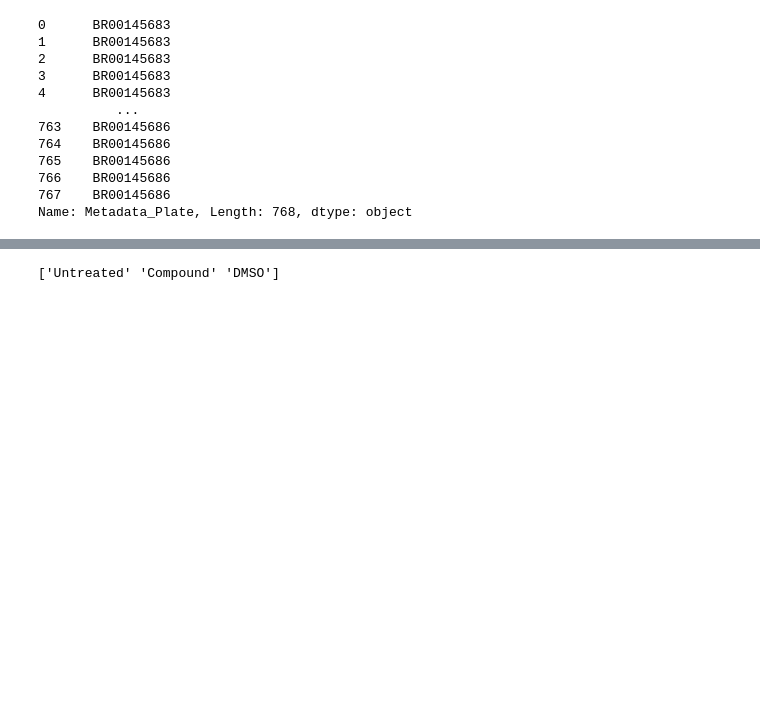
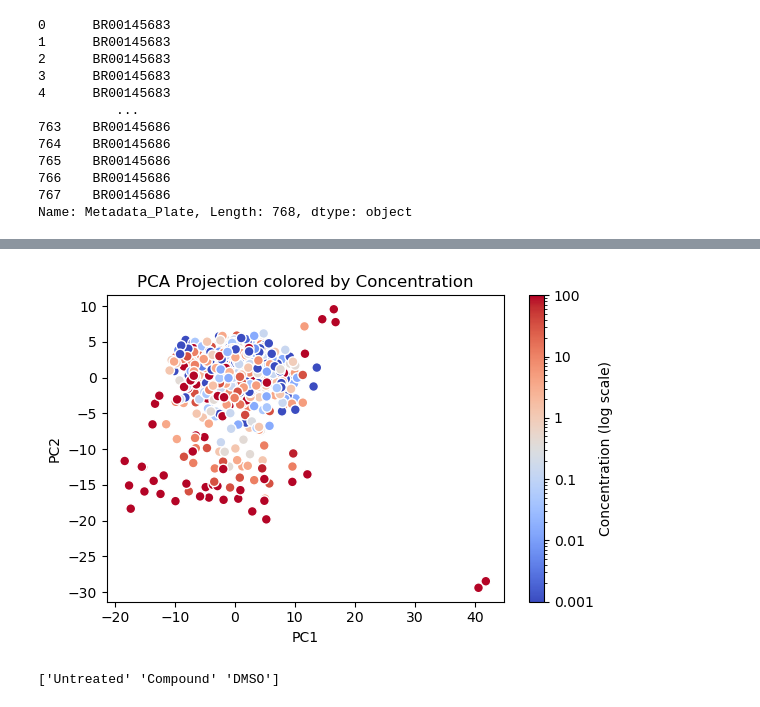
Before and after one commit to broadinstitute/2025_Grigoryan_Proteomics, a Jupyter notebook: 00.exploratory_analysis/02_first_analysis.ipynb, the cells around one changed output, grey strips where cells are left out. Cells and saved outputs as stored; diff of their text form; code cells hidden in the pictures; blank space fills up the shorter version.

```diff
--- a/00.exploratory_analysis/02_first_analysis.ipynb
+++ b/00.exploratory_analysis/02_first_analysis.ipynb
@@ -161,3 +162,35 @@ plt.show()
+# %%
+from matplotlib.colors import LogNorm
+from matplotlib.ticker import LogFormatter
+
+
+pca_df['Concentration_safe'] = pca_df['Concentration'].replace(0, 0.001)
+
+
+plt.figure(figsize=(6, 4))
+scatter = plt.scatter(
+    pca_df['PC1'],
+    pca_df['PC2'],
+    c=pca_df['Concentration_safe'],
+    norm=LogNorm(vmin=0.001, vmax=100),  # Échelle log !
+    cmap="coolwarm",
+    edgecolors='w',
+    s=50
+)
+
+cbar = plt.colorbar(scatter, format=LogFormatter(10))
+cbar.set_label('Concentration (log scale)')
+cbar.set_ticks([0.001, 0.01, 0.1, 1, 10, 100])
+cbar.set_ticklabels(["0.001", "0.01", "0.1", "1", "10", "100"])
+
+# Axes
+plt.xlabel("PC1")
+plt.ylabel("PC2")
+plt.title("PCA Projection colored by Concentration")
+plt.tight_layout()
+plt.show()
+# %% [output]
+[figure, added]
 # %%
 # scaled data PCA by compound categories
 
```
Also changed, not shown: parts of 6 cells of this notebook, 11 other files.
